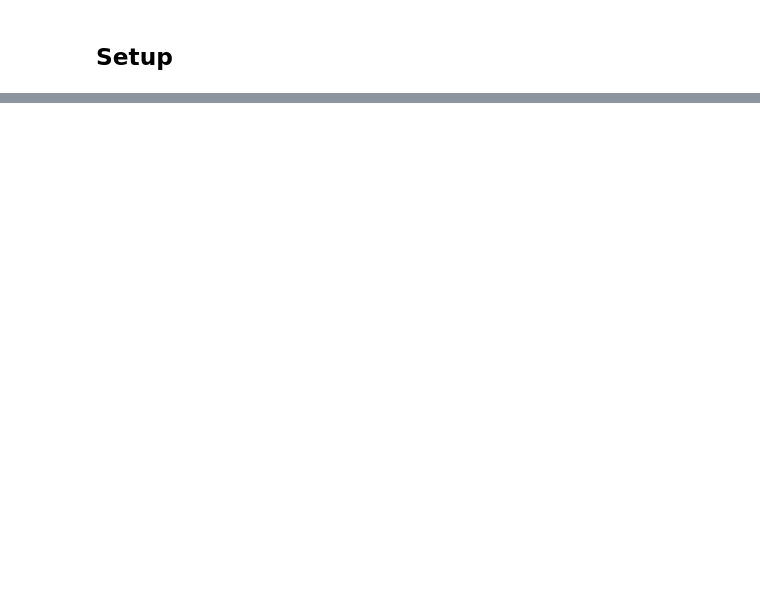
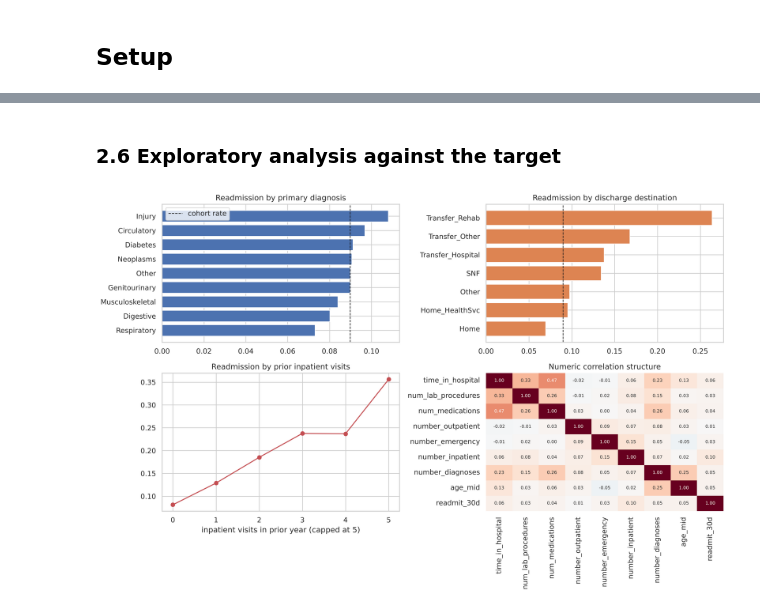
Before and after one commit to omkar1117/uc-ind-rp2-grp-5, a Jupyter notebook: Deliverable2_Readmission.ipynb, the cells around one changed output, grey strips where cells are left out. Saved outputs shown, nothing was run; the diff lists cells and outputs as text; code cells hidden in the pictures; blank space fills up the shorter version.

```diff
--- a/Deliverable2_Readmission.ipynb
+++ b/Deliverable2_Readmission.ipynb
@@ -160,0 +260,11 @@ pd.DataFrame(audit, columns=['Step', 'Rows removed', 'Rows remaining'])
+# %%
+df['readmit_30d'] = np.where(df['readmitted'] == '<30', 1, 0)
+COHORT_RATE = df['readmit_30d'].mean()
+
+print(f'Raw rate (all encounters)   : {RAW_RATE:.4f}')
+print(f'Cohort rate (models see this): {COHORT_RATE:.4f}   '
+      f'({df["readmit_30d"].sum():,} of {len(df):,})')
+print(f'Shift                        : {(COHORT_RATE - RAW_RATE) * 100:+.2f} percentage points')
+print()
+print(f'=> Majority-class accuracy to beat : {1 - COHORT_RATE:.4f}')
+print(f'=> Random-classifier PR-AUC        : {COHORT_RATE:.4f}')
@@ -571,0 +419,32 @@ The setup guidance in *Hints and Tips for Success* is written to be dataset-agno
+# %% [markdown]
+### 2.6 Exploratory analysis against the target
+# %%
+fig, ax = plt.subplots(2, 2, figsize=(14, 9))
+
+rate_diag = (df.groupby('diag_1_grp')['readmit_30d'].agg(['mean', 'size'])
+               .query('size >= 300').sort_values('mean'))
+ax[0, 0].barh(rate_diag.index, rate_diag['mean'], color='#4C72B0')
+ax[0, 0].axvline(COHORT_RATE, ls='--', c='k', lw=1, label='cohort rate')
+ax[0, 0].set_title('Readmission by primary diagnosis'); ax[0, 0].legend()
+
+rate_dis = (df.groupby('discharge_grp')['readmit_30d'].agg(['mean', 'size'])
+              .query('size >= 300').sort_values('mean'))
+ax[0, 1].barh(rate_dis.index, rate_dis['mean'], color='#DD8452')
+ax[0, 1].axvline(COHORT_RATE, ls='--', c='k', lw=1)
+ax[0, 1].set_title('Readmission by discharge destination')
+
+rate_prior = df.groupby(df['number_inpatient'].clip(upper=5))['readmit_30d'].mean()
+ax[1, 0].plot(rate_prior.index, rate_prior.values, 'o-', color='#C44E52')
+ax[1, 0].set_title('Readmission by prior inpatient visits')
+ax[1, 0].set_xlabel('inpatient visits in prior year (capped at 5)')
+
+num_cols = ['time_in_hospital', 'num_lab_procedures', 'num_medications',
+            'number_outpatient', 'number_emergency', 'number_inpatient',
+            'number_diagnoses', 'age_mid', 'readmit_30d']
+sns.heatmap(df[num_cols].corr(), annot=True, fmt='.2f', cmap='RdBu_r',
+            center=0, ax=ax[1, 1], cbar=False, annot_kws={'size': 7})
+ax[1, 1].set_title('Numeric correlation structure')
+
+plt.tight_layout(); plt.show()
+# %% [output]
+[figure, added]
```
Also changed, not shown: parts of 78 cells of this notebook, 1 other file.
